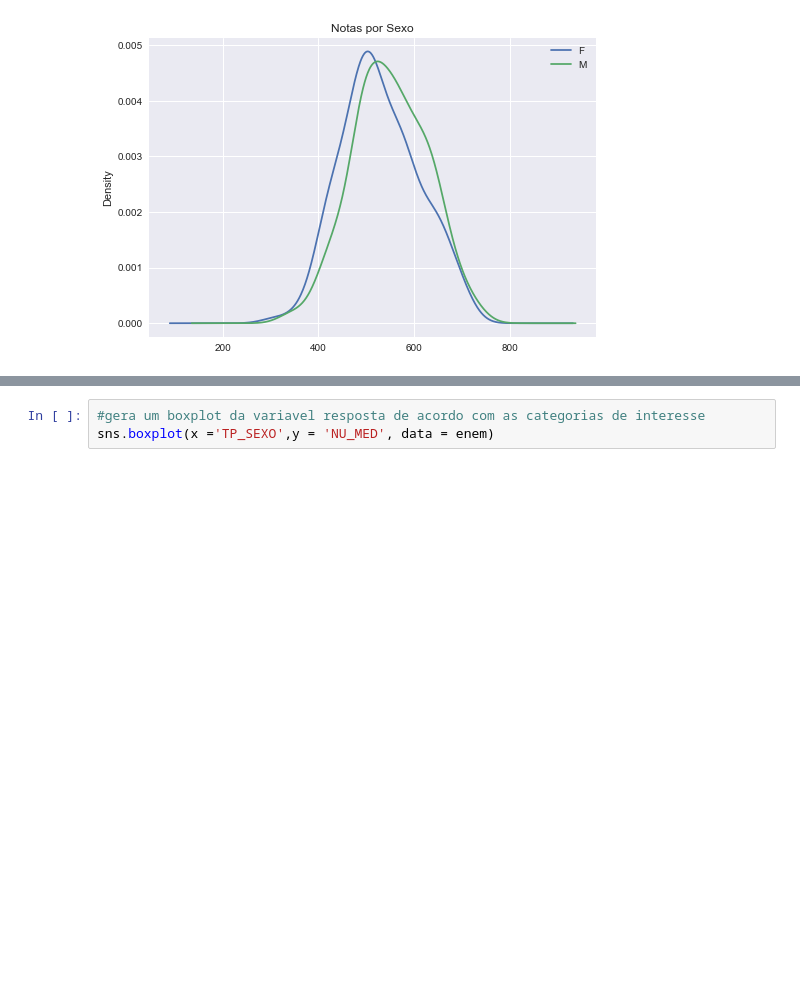
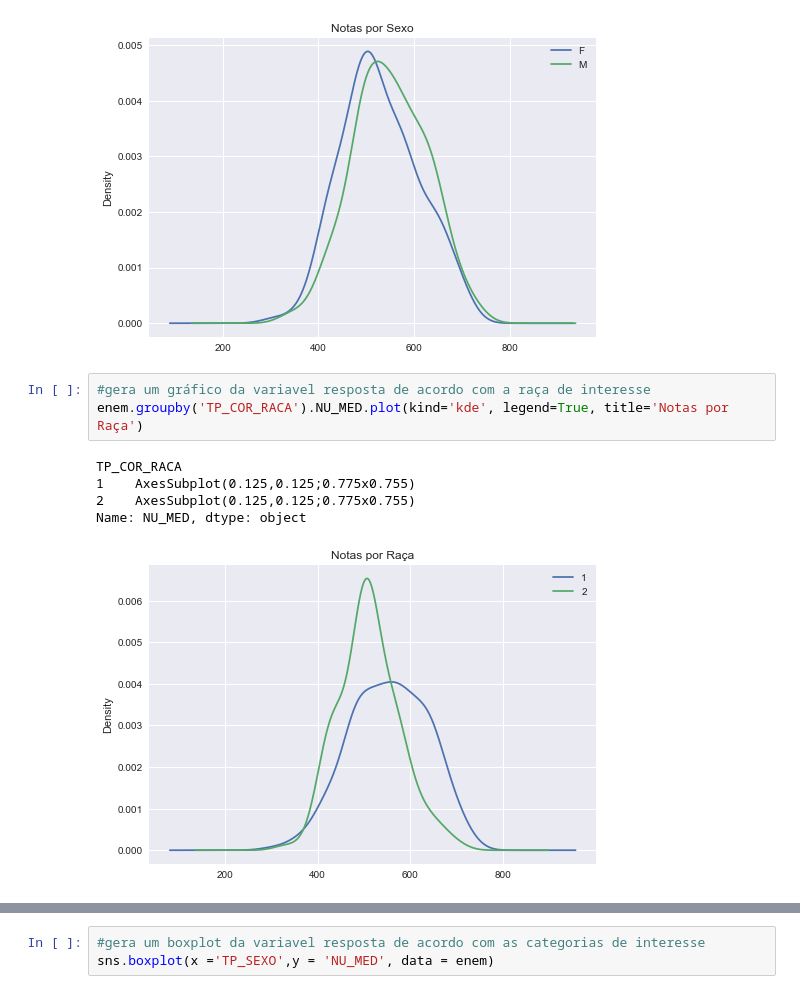
Before and after one commit to onemarcos/Tera-Jupyter-Notebook, a Jupyter notebook: Workshop Modelagem de Dados/Workshop de Modelagem.ipynb, the cells around one changed output, grey strips where cells are left out. Drawn from its saved outputs; the diff is of its cells as text; blank space fills up the shorter version.

```diff
--- a/Workshop Modelagem de Dados/Workshop de Modelagem.ipynb
+++ b/Workshop Modelagem de Dados/Workshop de Modelagem.ipynb
@@ -172,3 +172,12 @@ F    AxesSubplot(0.125,0.125;0.775x0.755)
 M    AxesSubplot(0.125,0.125;0.775x0.755)
 Name: NU_MED, dtype: object
 [figure]
+# %%
+#gera um gráfico da variavel resposta de acordo com a raça de interesse
+enem.groupby('TP_COR_RACA').NU_MED.plot(kind='kde', legend=True, title='Notas por Raça')
+# %% [output]
+TP_COR_RACA
+1    AxesSubplot(0.125,0.125;0.775x0.755)
+2    AxesSubplot(0.125,0.125;0.775x0.755)
+Name: NU_MED, dtype: object
+[figure, added]
```
Also changed, not shown: parts of 15 cells of this notebook.
